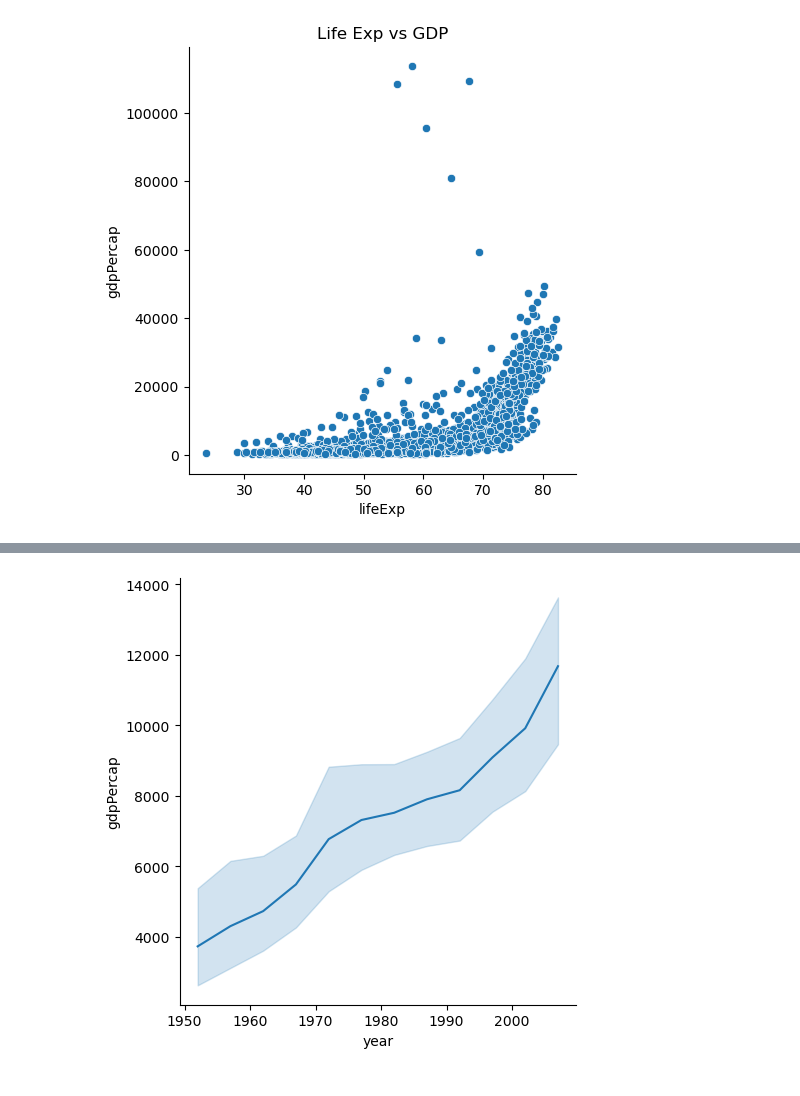
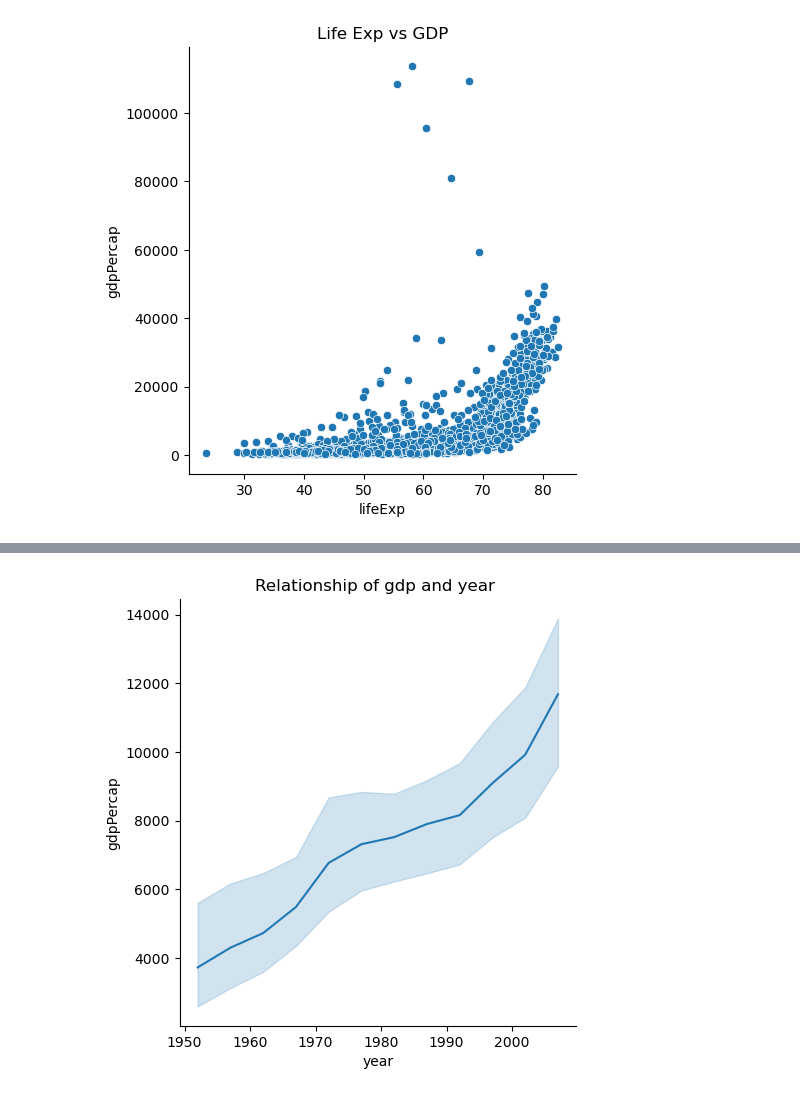
Before and after one commit to TeslimAdeyanju/studynote1-Python-for-Finance-Data-Science-My-Learning-Journey, a Jupyter notebook: 6-python-Visualisation/Practice-Relational-Visualisation.ipynb, the cells around one changed output, grey strips where cells are left out. Drawn from its saved outputs; the diff is of its cells as text; code cells hidden in the pictures.

```diff
--- a/6-python-Visualisation/Practice-Relational-Visualisation.ipynb
+++ b/6-python-Visualisation/Practice-Relational-Visualisation.ipynb
@@ -63,5 +67,7 @@ plt.show()
 # %%
 sns.relplot(data=df, x='year', y = 'gdpPercap', kind='line')
+
+plt.title("Relationship of gdp and year ")
 plt.show()
 # %% [output]
-[figure, old version]
+[figure, new version]
```
Also changed, not shown: parts of 6 cells of this notebook, 2 other files.
